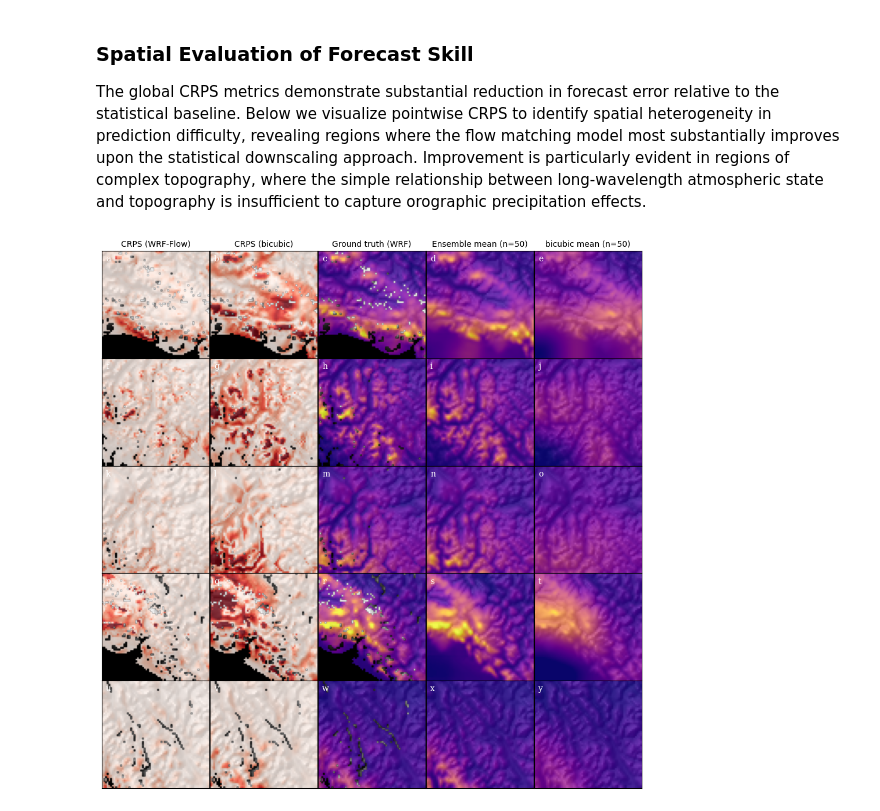
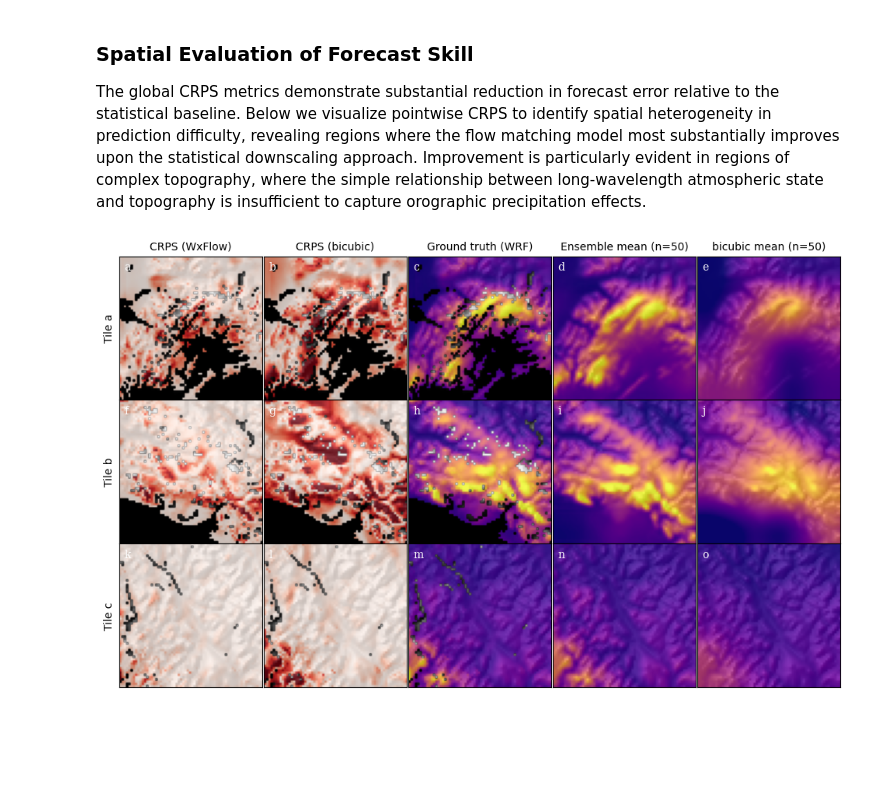
Before and after one commit to glide-ism/wrf-flow, a Jupyter notebook: wrf_flow_explainer.ipynb, the cells around one changed output. Saved outputs shown, nothing was run; the diff lists cells and outputs as text; code cells hidden in the pictures; blank space fills up the shorter version.

```diff
--- a/wrf_flow_explainer.ipynb
+++ b/wrf_flow_explainer.ipynb
@@ -407,7 +401,7 @@ for i in range(n_samples):
 
 for i,ax in enumerate(axs.ravel()):
     ax.xaxis.set_visible(False)
-    ax.yaxis.set_visible(False)
+    ax.set_yticks([])
     ax.annotate(
         ascii_lowercase[i],
         xy=(0, 1), xycoords='axes fraction',
@@ -415,10 +409,19 @@ for i,ax in enumerate(axs.ravel()):
         fontsize='medium', verticalalignment='top', fontfamily='serif',
         color='white')
 
-axs[0,0].set_title('WRF', rotation='vertical',x=-0.1,y=0.3)
-axs[1,0].set_title('Flow matching', rotation='vertical',x=-0.1,y=0.3)
-axs[2,0].set_title('Low-res', rotation='vertical',x=-0.1,y=0.3)
-axs[3,0].set_title('Elevation', rotation='vertical',x=-0.1,y=0.3)
+#axs[0,0].set_title('WRF', rotation='vertical',x=-0.1,y=0.3)
+#axs[1,0].set_title('Flow matching', rotation='vertical',x=-0.1,y=0.3)
+#axs[2,0].set_title('Low-res', rotation='vertical',x=-0.1,y=0.3)
+#axs[3,0].set_title('Elevation', rotation='vertical',x=-0.1,y=0.3)
+
+axs[0,0].set_ylabel('WRF')#, rotation='vertical',x=-0.1,y=0.3)
+axs[1,0].set_ylabel('WxFlow')#, rotation='vertical',x=-0.1,y=0.3)
+axs[2,0].set_ylabel('Low-res')#, rotation='vertical',x=-0.1,y=0.3)
+axs[3,0].set_ylabel('Elevation')#, rotation='vertical',x=-0.1,y=0.3)
+
+axs[0,0].set_title('Tile a')
+axs[0,1].set_title('Tile b')
+axs[0,2].set_title('Tile c')
 
 fig.set_size_inches(9*3/4.,9)
 fig.subplots_adjust(wspace=0,hspace=0)
@@ -762,9 +765,14 @@ def compute_crps(ensemble_samples, observations, axis=None):
 # Generate a large ensemble for evaluation
 n_eval_samples = 50
 
-xtrue_eval, h_eval, c_eval = (f.to(device) for f in
-                               target_model.sample(5,n_pix=n_pix,
-                               test_set=True))
+#xtrue_eval, h_eval, c_eval = (f.to(device) for f in
+#                               target_model.sample(5,n_pix=n_pix,
+#                               test_set=True))
+
+# Draw some test set samples from a few tiles
+xtrue_eval,h_eval,c_eval = (f.to(device) for f in
+               target_model.pull([(29,0,0),(11,20,100),(5,50,220)],
+               test_set=True))
 
 mask = xtrue_eval.isnan()
 
@@ -803,7 +811,7 @@ crps_flow = compute_crps(
 
 # Baseline: CRPS from bicubic interpolated coarse climate
 c_bicubic = F.interpolate(c_ensemble[:,:,::16,::16], scale_factor=16, mode='bicubic', align_corners=False)
-noise = torch.randn(3,250,device=device)
+noise = torch.randn(3,150,device=device)
 w_samples = w_opt + torch.linalg.solve_triangular(L,noise,upper=False)
 xsamp_bicubic = (h_ensemble * w_samples[0].reshape(-1,1,1,1) +
                  c_bicubic*w_samples[1].reshape(-1,1,1,1) +
@@ -814,7 +822,7 @@ crps_coarse = compute_crps(
     xtrue_eval.cpu().numpy() * swe_factor
 )
 
-print(f"WRF-Flow CRPS (ensemble of {n_eval_samples}):")
+print(f"WxFlow CRPS (ensemble of {n_eval_samples}):")
 print(f"  Mean CRPS: {np.nanmean(crps_flow):.2f} mm")
 print(f"  Std CRPS:  {np.nanstd(crps_flow):.2f} mm")
 print(f"\nCoarse baseline CRPS (interpolated):")
@@ -846,13 +854,13 @@ for tile_idx in range(n_tiles):
                               axs[tile_idx, ax_idx],
                               cmap=plt.cm.grey, vmin=0, vmax=3000, ve=100)
         axs[tile_idx, ax_idx].xaxis.set_visible(False)
-        axs[tile_idx, ax_idx].yaxis.set_visible(False)
+        axs[tile_idx, ax_idx].set_yticks([])#yaxis.set_visible(False)
 
     # CRPS spatial map
     c_crps = axs[tile_idx, 0].imshow(crps_flow[tile_idx, 0],
                                       cmap=plt.cm.Reds, vmin=0, vmax=100, alpha=0.8)
     if tile_idx==0:
-        axs[tile_idx, 0].set_title('CRPS (WRF-Flow)', fontsize=10)
+        axs[tile_idx, 0].set_title('CRPS (WxFlow)', fontsize=10)
 
     # CRPS spatial map
     c_crps = axs[tile_idx, 1].imshow(crps_coarse[tile_idx, 0],
@@ -863,34 +871,40 @@ for tile_idx in range(n_tiles):
     # True observation
     c_true = axs[tile_idx, 2].imshow(xtrue_eval[tile_idx].squeeze().cpu() * swe_factor,
                                       cmap=plt.cm.plasma, vmin=0, vmax=400, alpha=0.8)
     if tile_idx==0:
         axs[tile_idx, 2].set_title('Ground truth (WRF)', fontsize=10)
 
     # Ensemble mean
     c_mean = axs[tile_idx, 3].imshow(np.mean(xsamp_ensemble[:, tile_idx, 0].cpu().numpy() * swe_factor, axis=0),
                                       cmap=plt.cm.plasma, vmin=0, vmax=400, alpha=0.8)
     if tile_idx==0:
         axs[tile_idx, 3].set_title(f'Ensemble mean (n={n_eval_samples})', fontsize=10)
 
     # Ensemble mean
     c_mean = axs[tile_idx, 4].imshow(np.mean(xsamp_bicubic[:, tile_idx, 0].cpu().numpy() * swe_factor, axis=0),
                                       cmap=plt.cm.plasma, vmin=0, vmax=400, alpha=0.8)
     if tile_idx==0:
         axs[tile_idx, 4].set_title(f'bicubic mean (n={n_eval_samples})', fontsize=10)
 
 
+
+
 for i,ax in enumerate(axs.ravel()):
     ax.annotate(
         ascii_lowercase[i],
         xy=(0, 1), xycoords='axes fraction',
         xytext=(+0.5, -0.5), textcoords='offset fontsize',
         fontsize='medium', verticalalignment='top', fontfamily='serif',
         color='white')
 
+axs[0,0].set_ylabel('Tile a')
+axs[1,0].set_ylabel('Tile b')
+axs[2,0].set_ylabel('Tile c')
+
 fig.subplots_adjust(wspace=0,hspace=0)
 fig.savefig('concept/figures/crps.png',dpi=300,bbox_inches='tight')
 # %% [output]
-[figure, old version]
+[figure, new version]
 # %% [markdown]
 # Evaluation 2: Power Spectral Density and Spatial Structure Fidelity
 
```
Also changed, not shown: parts of 14 cells of this notebook, 8 other files.
